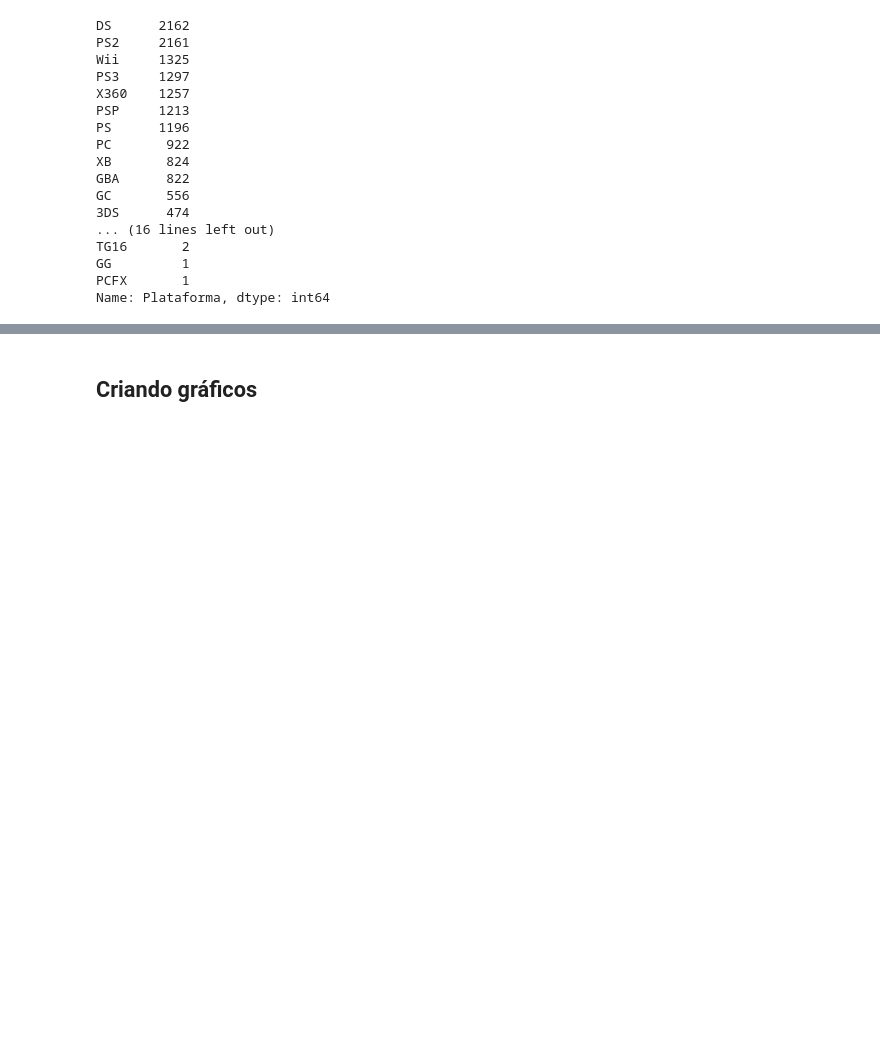
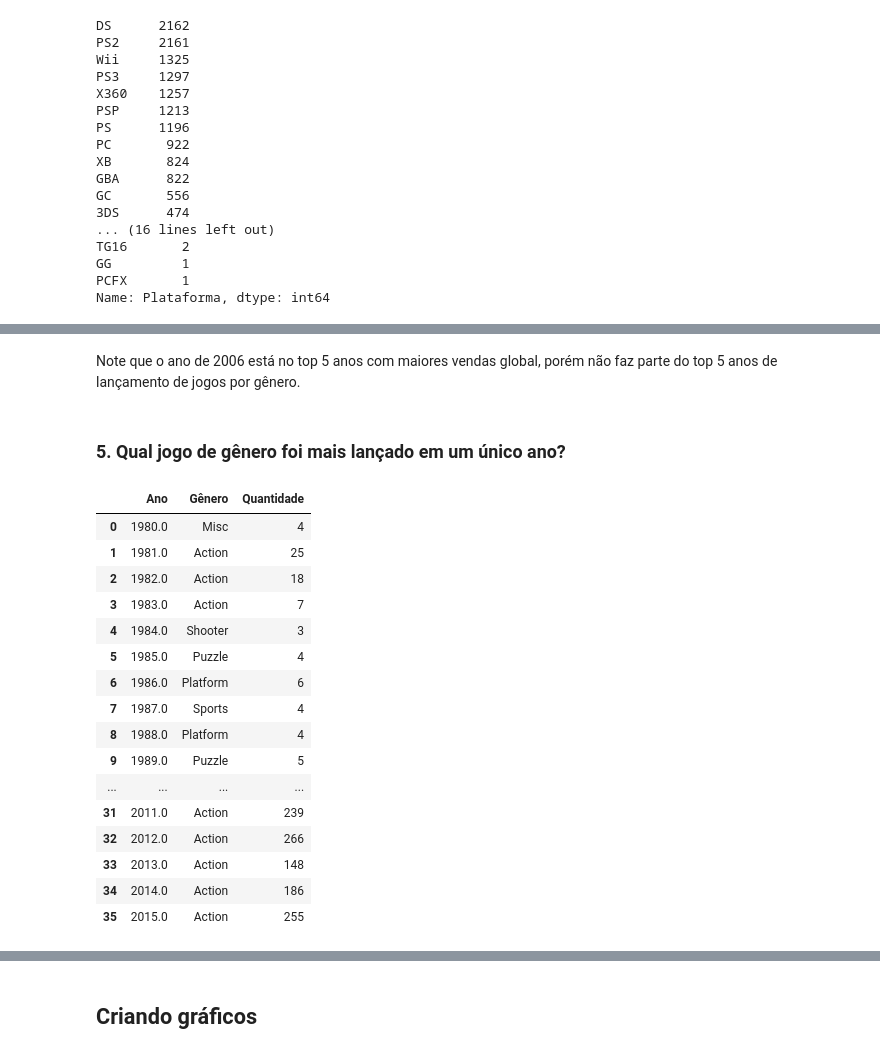
Before and after one commit to elle-rapachi/Vendas-de-Jogos-de-Videogames, a Jupyter notebook: Vendas de Jogos de Videogames.ipynb, the cells around one changed output, grey strips where cells are left out. Cells and saved outputs as stored; diff of their text form; code cells hidden in the pictures; blank space fills up the shorter version.

```diff
--- a/Vendas de Jogos de Videogames.ipynb
+++ b/Vendas de Jogos de Videogames.ipynb
@@ -269,0 +236,30 @@ plt.xticks(rotation = 45)
+# %% [markdown]
+Note que o ano de 2006 está no top 5 anos com maiores vendas global, porém não faz parte do top 5 anos de
+lançamento de jogos por gênero.
+# %% [markdown]
+### 5. Qual jogo de gênero foi mais lançado em um único ano?
+# %%
+ano_max_df = videogames.groupby(['Ano', 'Gênero']).size().reset_index(name = 'Quantidade')
+ano_max_idx = ano_max_df.groupby(['Ano'])['Quantidade'].transform(max) == ano_max_df['Quantidade']
+ano_max_genero = ano_max_df[ano_max_idx].reset_index(drop = True)
+ano_max_genero = ano_max_genero.drop_duplicates(subset = ['Ano', 'Quantidade'], keep = 'last').reset_index(drop = True)
+# ano_max_idx    # Apresenta os valores boleanos
+ano_max_genero
+# %% [output]
+|  | Ano | Gênero | Quantidade |
+| 0 | 1980.0 | Misc | 4 |
+| 1 | 1981.0 | Action | 25 |
+| 2 | 1982.0 | Action | 18 |
+| 3 | 1983.0 | Action | 7 |
+| 4 | 1984.0 | Shooter | 3 |
+| 5 | 1985.0 | Puzzle | 4 |
+| 6 | 1986.0 | Platform | 6 |
+| 7 | 1987.0 | Sports | 4 |
+| 8 | 1988.0 | Platform | 4 |
+| 9 | 1989.0 | Puzzle | 5 |
+| ... | ... | ... | ... |
+| 31 | 2011.0 | Action | 239 |
+| 32 | 2012.0 | Action | 266 |
+| 33 | 2013.0 | Action | 148 |
+| 34 | 2014.0 | Action | 186 |
+| 35 | 2015.0 | Action | 255 |
```
Also changed, not shown: parts of 43 cells of this notebook.
